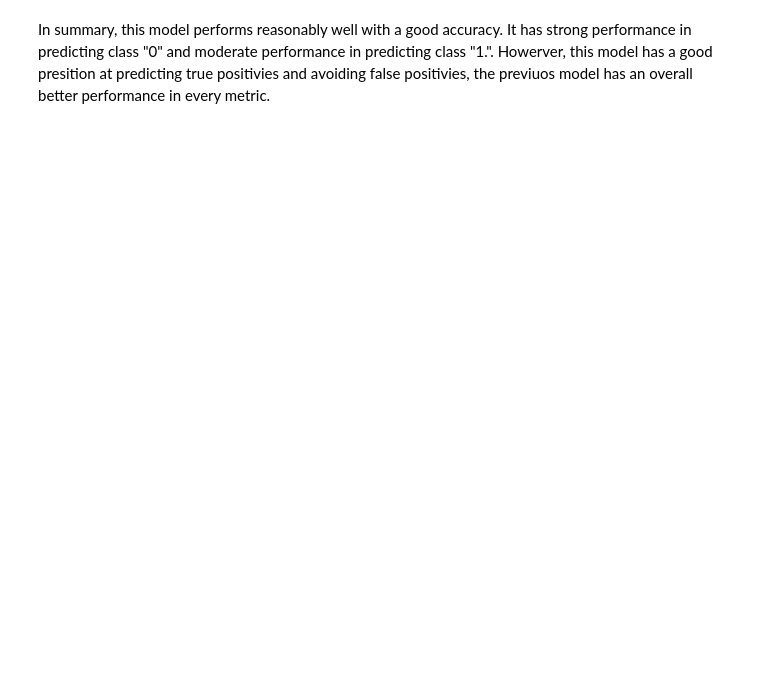
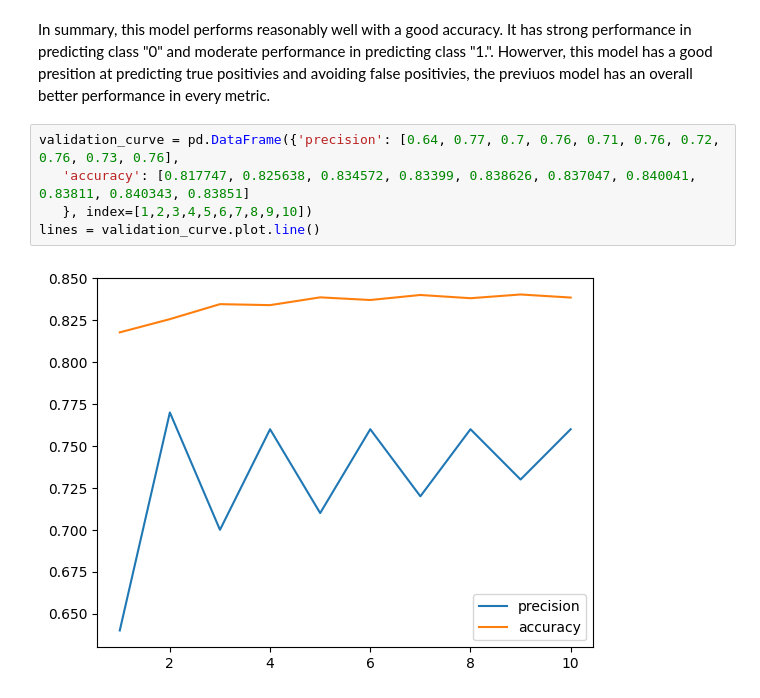
Before and after one commit to ManuMartinezM/Proyecto_Final_Grupo_5, a Jupyter notebook: ML/ML.ipynb, the cells around one changed output. Drawn from its saved outputs; the diff is of its cells as text; blank space fills up the shorter version.

```diff
--- a/ML/ML.ipynb
+++ b/ML/ML.ipynb
@@ -296,2 +612,9 @@ weighted avg       0.84      0.84      0.84     42480
 # %% [markdown]
 In summary, this model performs reasonably well with a good accuracy. It has strong performance in predicting class "0" and moderate performance in predicting class "1.". Howerver, this model has a good presition at predicting true positivies and avoiding false positivies, the previuos model has an overall better performance in every metric.
+# %%
+validation_curve = pd.DataFrame({'precision': [0.64, 0.77, 0.7, 0.76, 0.71, 0.76, 0.72, 0.76, 0.73, 0.76],
+   'accuracy': [0.817747, 0.825638, 0.834572, 0.83399, 0.838626, 0.837047, 0.840041, 0.83811, 0.840343, 0.83851]
+   }, index=[1,2,3,4,5,6,7,8,9,10])
+lines = validation_curve.plot.line()
+# %% [output]
+[figure, added]
```
Also changed, not shown: parts of 33 cells of this notebook, 6 other files.
